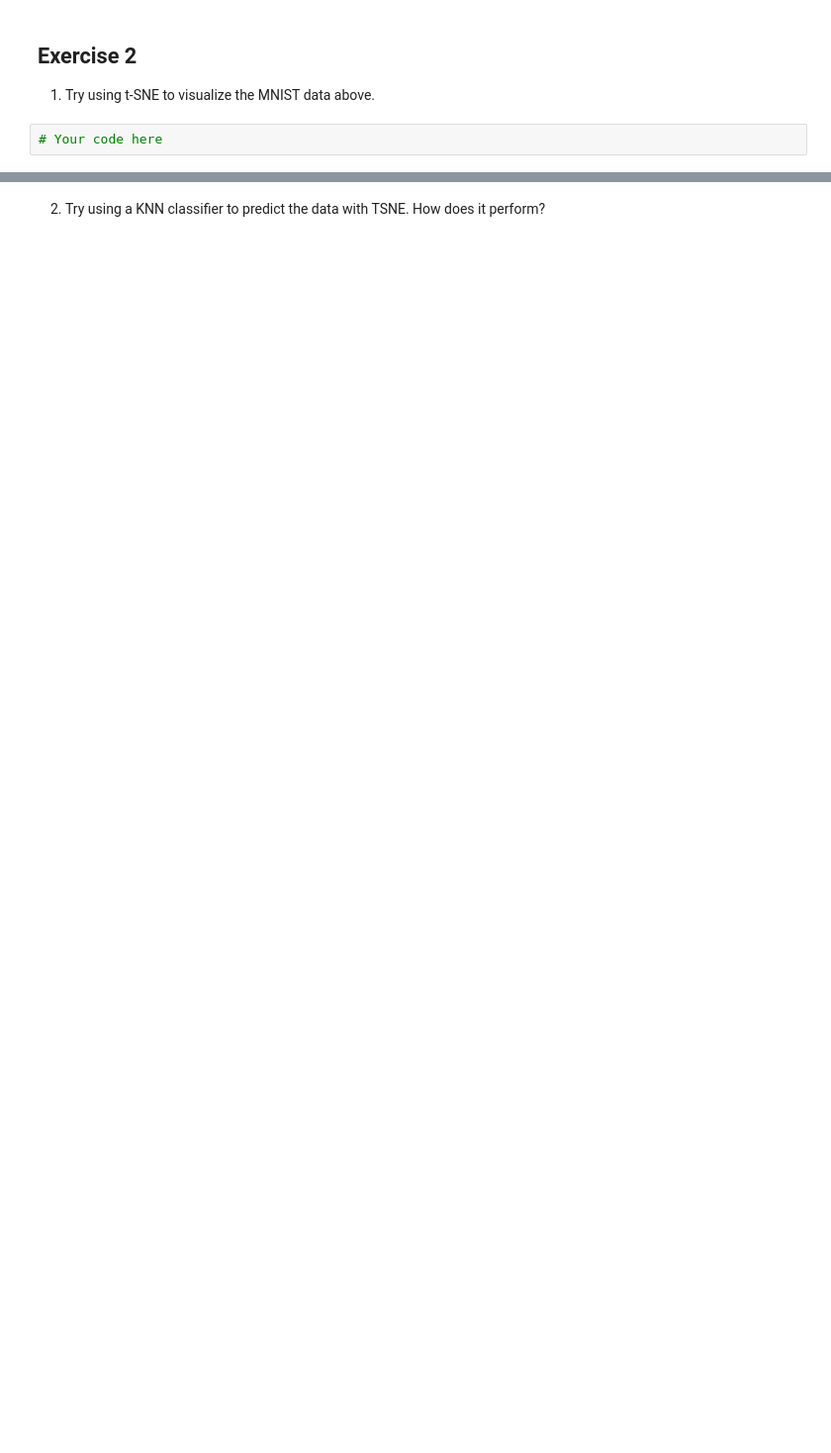
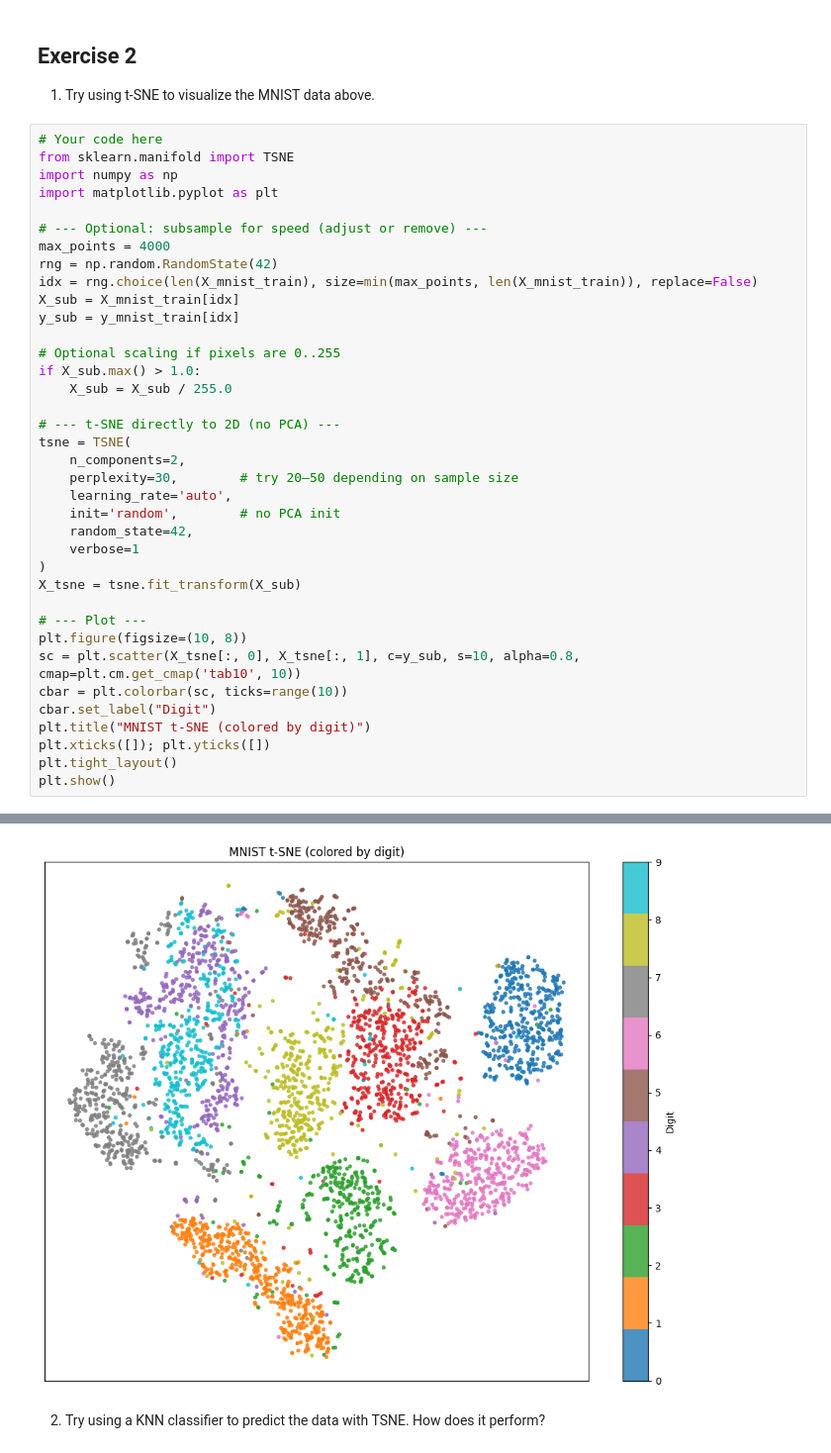
Before and after one commit to SU-IST707-FS25/week-4-materials-0223josie, a Jupyter notebook: assignment.ipynb, the cells around one changed output, grey strips where cells are left out. Shown at 99% size. Drawn from its saved outputs; the diff is of its cells as text; blank space fills up the shorter version.

```diff
--- a/assignment.ipynb
+++ b/assignment.ipynb
@@ -134,3 +188,39 @@ See how a KNN Classifier works with and without dimensionality reduction. Preser
 1. Try using t-SNE to visualize the MNIST data above.
 # %%
 # Your code here
+from sklearn.manifold import TSNE
+import numpy as np
+import matplotlib.pyplot as plt
+
+# --- Optional: subsample for speed (adjust or remove) ---
+max_points = 4000
+rng = np.random.RandomState(42)
+idx = rng.choice(len(X_mnist_train), size=min(max_points, len(X_mnist_train)), replace=False)
+X_sub = X_mnist_train[idx]
+y_sub = y_mnist_train[idx]
+
+# Optional scaling if pixels are 0..255
+if X_sub.max() > 1.0:
+    X_sub = X_sub / 255.0
+
+# --- t-SNE directly to 2D (no PCA) ---
+tsne = TSNE(
+    n_components=2,
+    perplexity=30,        # try 20–50 depending on sample size
+    learning_rate='auto',
+    init='random',        # no PCA init
+    random_state=42,
+    verbose=1
+)
+X_tsne = tsne.fit_transform(X_sub)
+
+# --- Plot ---
+plt.figure(figsize=(10, 8))
+sc = plt.scatter(X_tsne[:, 0], X_tsne[:, 1], c=y_sub, s=10, alpha=0.8, cmap=plt.cm.get_cmap('tab10', 10))
+cbar = plt.colorbar(sc, ticks=range(10))
+cbar.set_label("Digit")
+plt.title("MNIST t-SNE (colored by digit)")
+plt.xticks([]); plt.yticks([])
+plt.tight_layout()
+plt.show()
+# %% [output]
@@ -137,3 +237,4 @@ See how a KNN Classifier works with and without dimensionality reduction. Preser
+[figure, added]
 # %% [markdown]
 2. Try using a KNN classifier to predict the data with TSNE.  How does it perform?
 # %%
```
Also changed, not shown: parts of 10 cells of this notebook.
